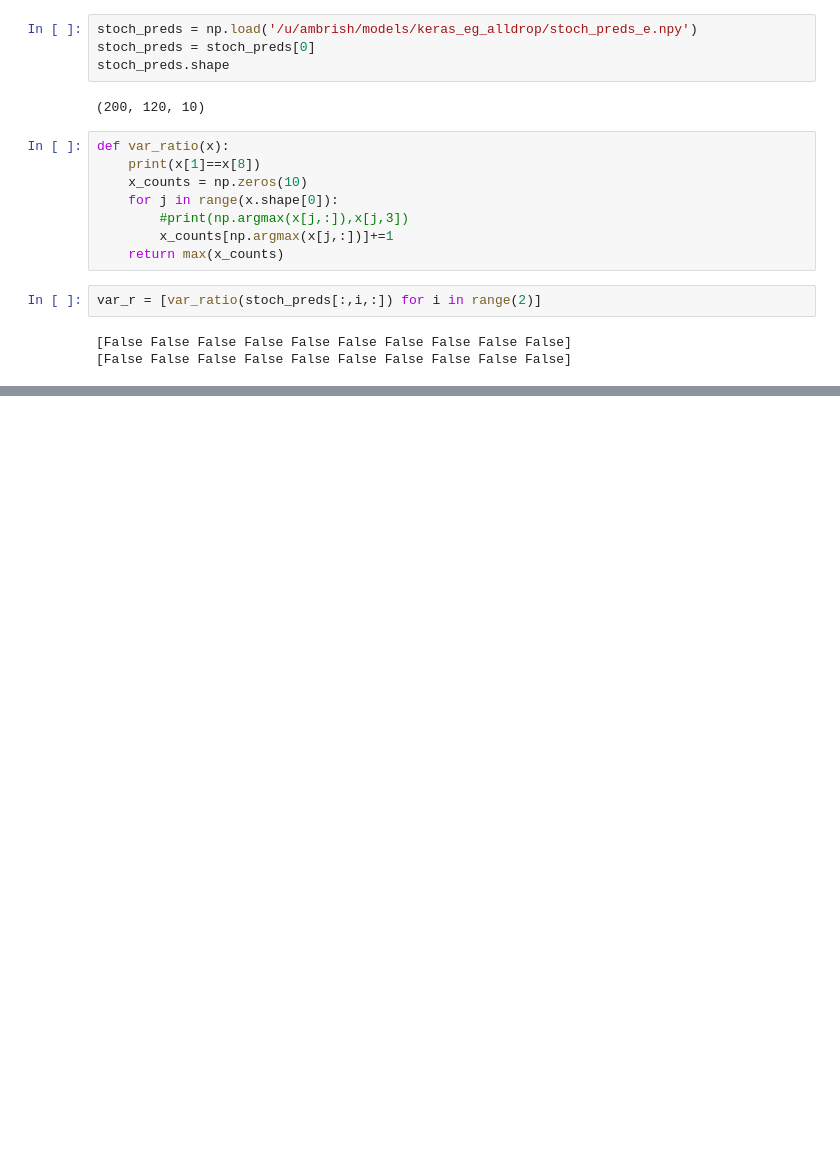
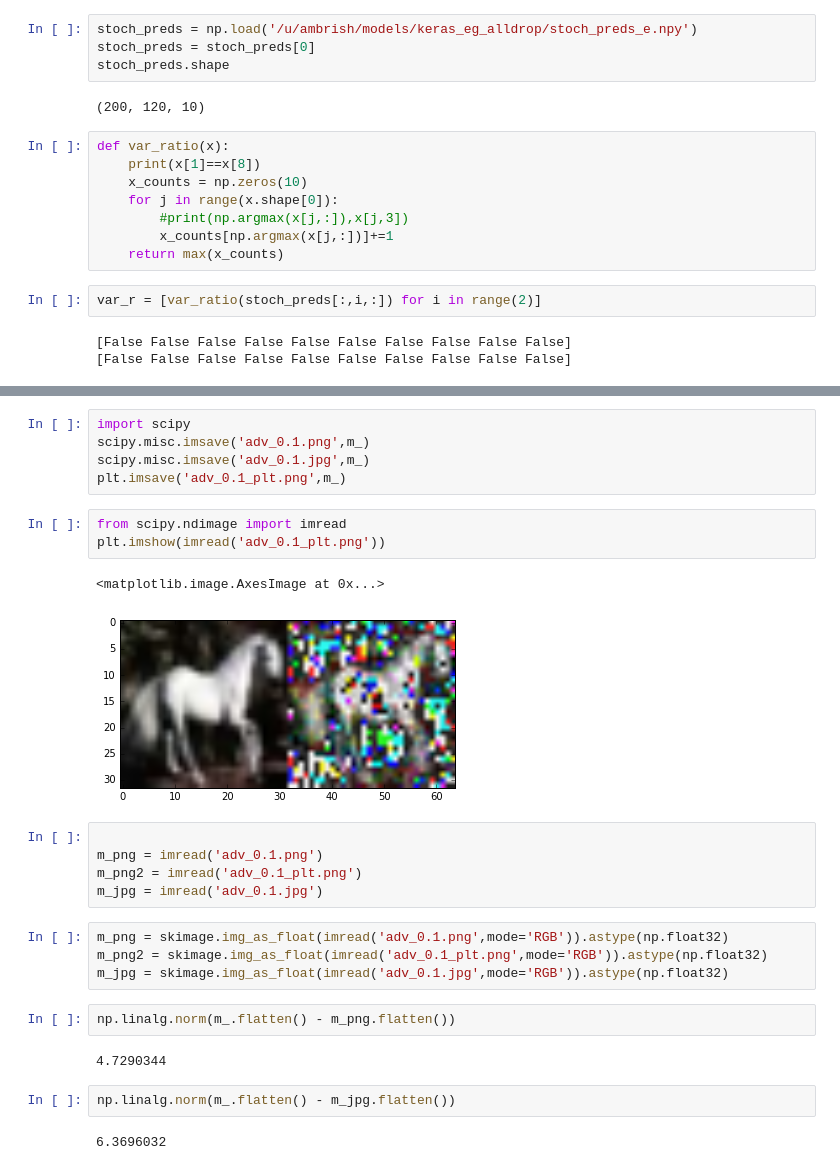
Before and after one commit to ambrishrawat/advflow, a Jupyter notebook: debugging.ipynb, the cells around one changed output, grey strips where cells are left out. Saved outputs shown, nothing was run; the diff lists cells and outputs as text; blank space fills up the shorter version.

```diff
--- a/debugging.ipynb
+++ b/debugging.ipynb
@@ -719,0 +746,28 @@ var_r = [var_ratio(stoch_preds[:,i,:]) for i in range(2)]
+# %%
+import scipy
+scipy.misc.imsave('adv_0.1.png',m_)
+scipy.misc.imsave('adv_0.1.jpg',m_)
+plt.imsave('adv_0.1_plt.png',m_)
+# %%
+from scipy.ndimage import imread
+plt.imshow(imread('adv_0.1_plt.png'))
+# %% [output]
+<matplotlib.image.AxesImage at 0x...>
+[figure, added]
+# %%
+
+m_png = imread('adv_0.1.png')
+m_png2 = imread('adv_0.1_plt.png')
+m_jpg = imread('adv_0.1.jpg')
+# %%
+m_png = skimage.img_as_float(imread('adv_0.1.png',mode='RGB')).astype(np.float32)
+m_png2 = skimage.img_as_float(imread('adv_0.1_plt.png',mode='RGB')).astype(np.float32)
+m_jpg = skimage.img_as_float(imread('adv_0.1.jpg',mode='RGB')).astype(np.float32)
+# %%
+np.linalg.norm(m_.flatten() - m_png.flatten())
+# %% [output]
+4.7290344
+# %%
+np.linalg.norm(m_.flatten() - m_jpg.flatten())
+# %% [output]
+6.3696032
```
Also changed, not shown: parts of 5 cells of this notebook, 8 other files.
